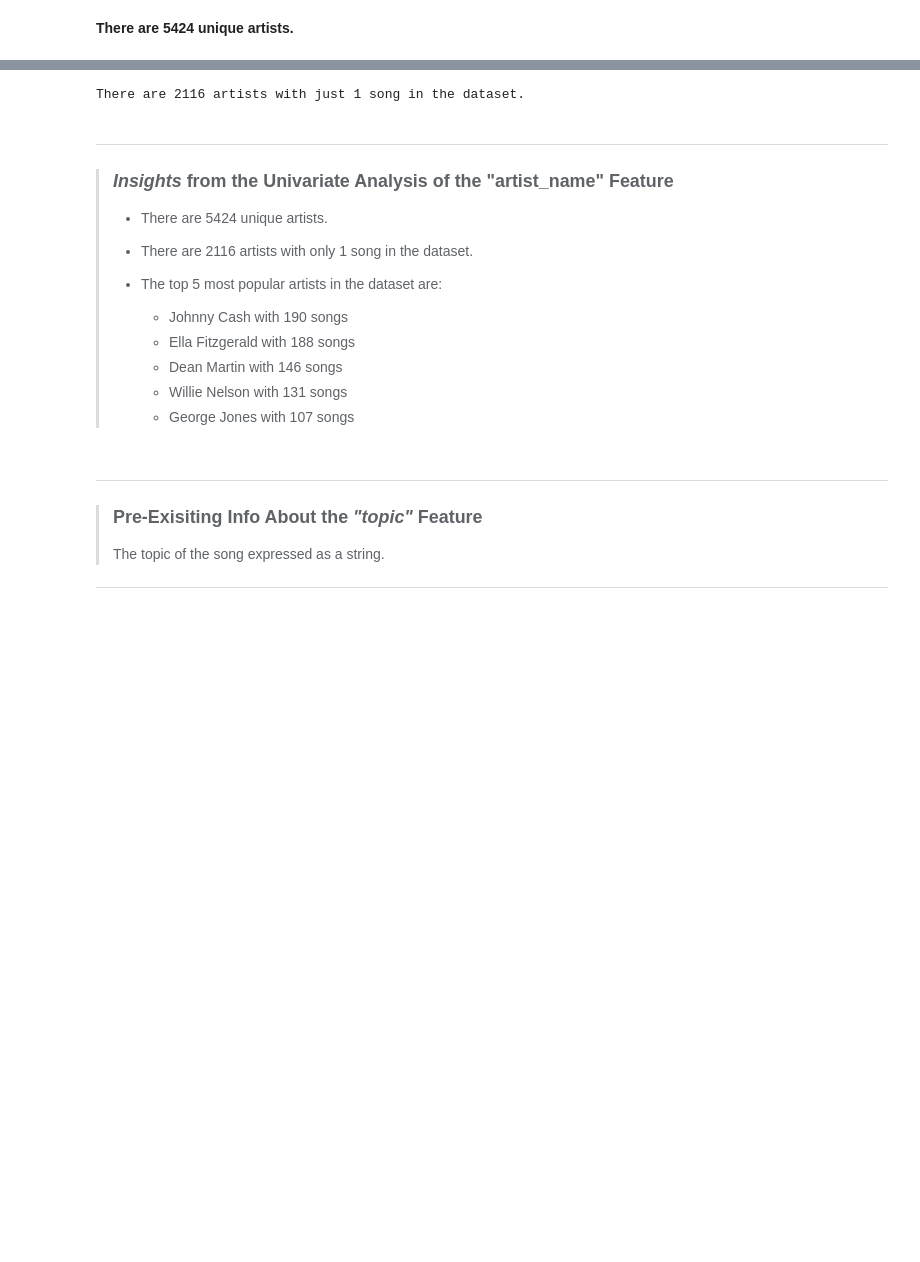
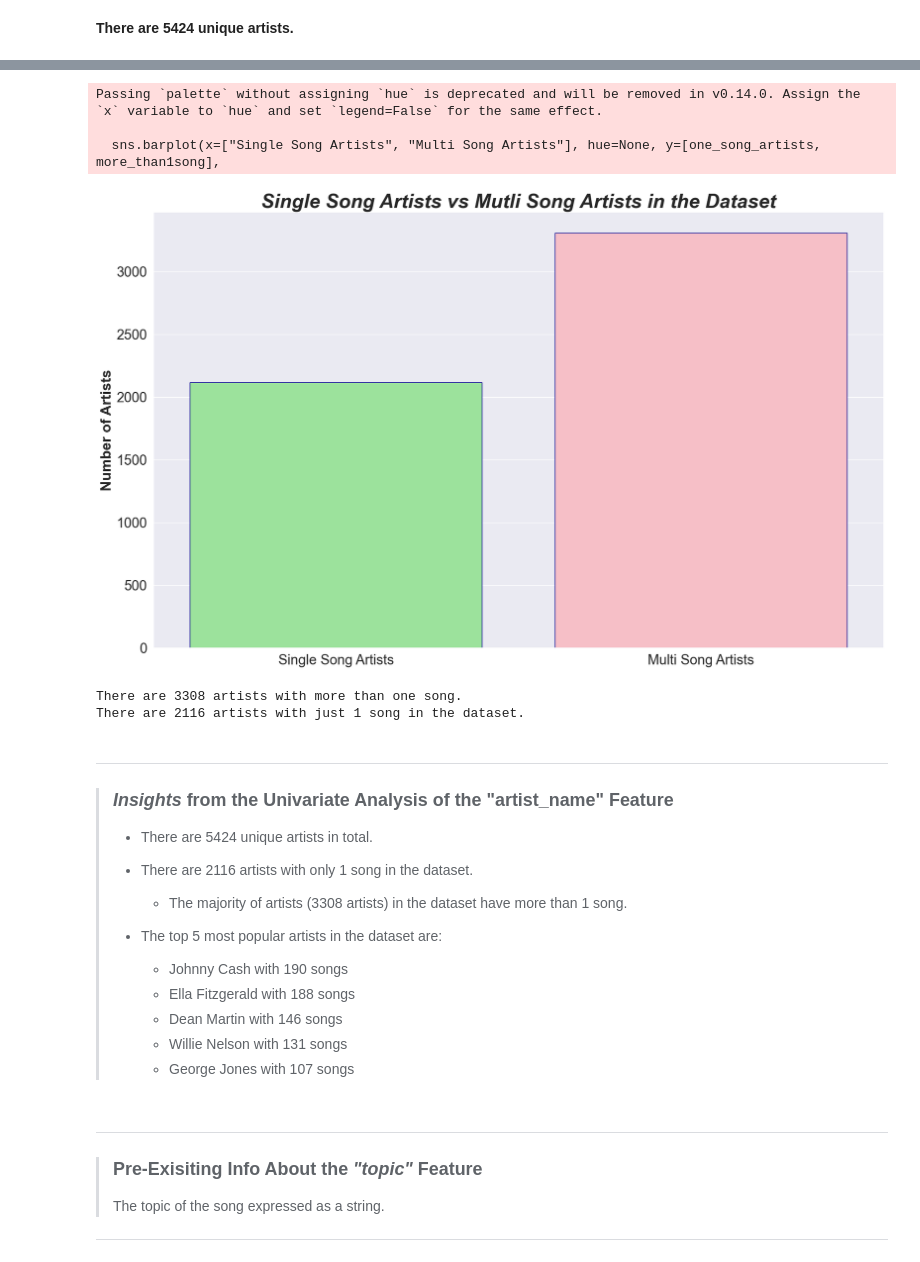
Before and after one commit to thetechleila/Music-Recommendation-Algorithm, a Jupyter notebook: EDA_music.ipynb, the cells around one changed output, grey strips where cells are left out. Cells and saved outputs as stored; diff of their text form; code cells hidden in the pictures; blank space fills up the shorter version.

```diff
--- a/EDA_music.ipynb
+++ b/EDA_music.ipynb
@@ -528,12 +556,0 @@ plt.show()
-# %%
-#Get count of the unique artists present in the dataset
-all_artists = df["artist_name"].value_counts()
-all_artists.to_csv("data/all_artists.csv")
-
-
-#Get count off all artists with only 1 song in the dataset
-one_song_artists = df["artist_name"].value_counts()
-one_song_artists = one_song_artists[one_song_artists == 1].sum()
-print("There are", one_song_artists, "artists with just 1 song in the dataset.")
-# %% [output]
-There are 2116 artists with just 1 song in the dataset.
@@ -545,9 +561,49 @@ one_song_artists.to_csv("data/one_song_artists.csv")
+# %%
+#Get count off all artists with only 1 song in the dataset
+one_song_artists = df["artist_name"].value_counts()
+one_song_artists = one_song_artists[one_song_artists == 1].sum()
+
+#Use the nunique method instead of value counts for just sum of unique values without labels
+all_artists = df["artist_name"].nunique()
+
+#Get count of all artists with more than one song
+more_than1song = (all_artists - one_song_artists)
+
+
+#plot
+clrs = ["lightgreen", "lightpink"]
+
+plt.figure(figsize=(20, 12))
+
+sns.barplot(x=["Single Song Artists", "Multi Song Artists"], hue=None, y=[one_song_artists, more_than1song],
+            palette=clrs, edgecolor ='darkblue')
+
+sns.set_theme(style="darkgrid")
+plt.title('Single Song Artists vs Mutli Song Artists in the Dataset', fontsize=30, weight='bold', style='italic')
+plt.ylabel('Number of Artists', fontsize=22, weight='bold')
+
+#customize tick parameters
+plt.tick_params(axis='both', which='major', labelsize=21)
+
+plt.show()
+
+#print insights
+print("There are", more_than1song, "artists with more than one song.")
+print("There are", one_song_artists, "artists with just 1 song in the dataset.\n")
+# %% [output]
+Passing `palette` without assigning `hue` is deprecated and will be removed in v0.14.0. Assign the `x` variable to `hue` and set `legend=False` for the same effect.
+
+  sns.barplot(x=["Single Song Artists", "Multi Song Artists"], hue=None, y=[one_song_artists, more_than1song],
+[figure, added]
+There are 3308 artists with more than one song.
+There are 2116 artists with just 1 song in the dataset.
 # %% [markdown]
 ___
 > ### *Insights* from the Univariate Analysis of the "artist_name" Feature
-> * There are 5424 unique artists.
+> * There are 5424 unique artists in total.
 >
 > * There are 2116 artists with only 1 song in the dataset.
+>   * The majority of artists (3308 artists) in the dataset have more than 1 song.
 >
 > * The top 5 most popular artists in the dataset are:
 >   * Johnny Cash with 190 songs
```
Also changed, not shown: parts of 5 cells of this notebook, 1 other file.
